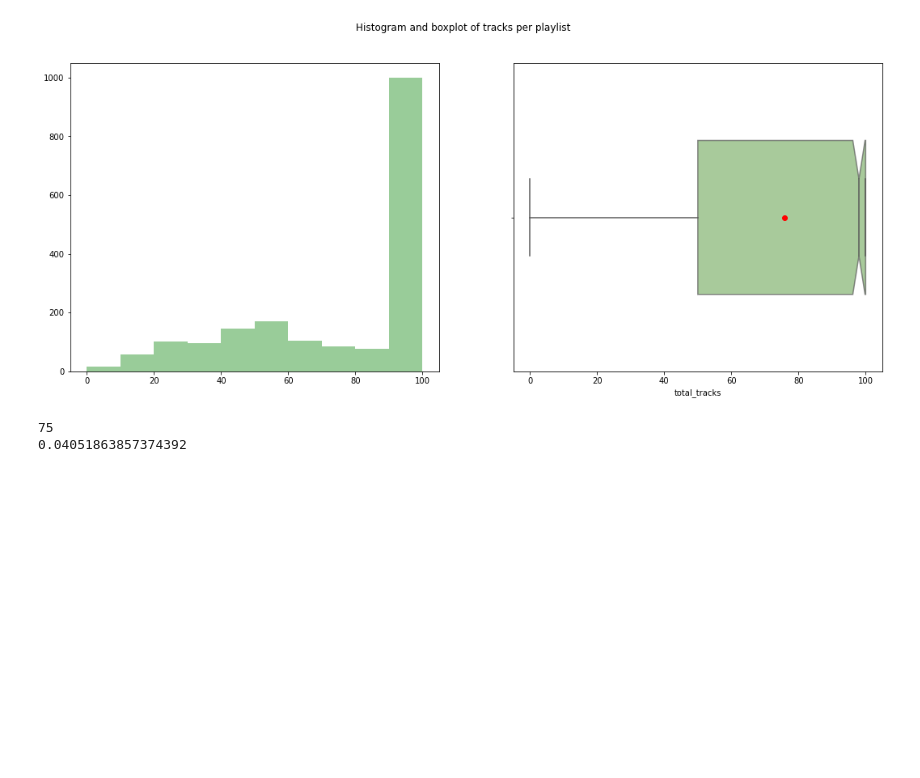
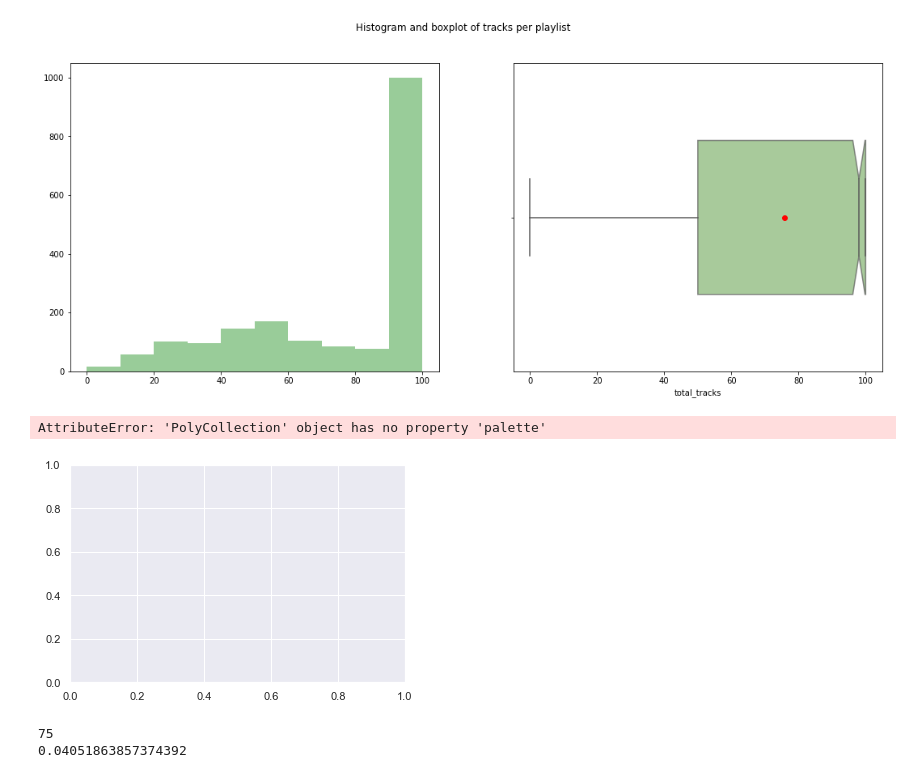
Before and after one commit to MarceloAlvesPereira/Follow_the_beat, a Jupyter notebook: Feel_the_rhythm_3_EDA.ipynb, the cells around one changed output. Drawn from its saved outputs; the diff is of its cells as text; code cells hidden in the pictures; blank space fills up the shorter version.

```diff
--- a/Feel_the_rhythm_3_EDA.ipynb
+++ b/Feel_the_rhythm_3_EDA.ipynb
@@ -346,6 +346,35 @@ sns.boxplot(ax=axes[1],
             notch=True);
 # %% [output]
 [figure]
+# %%
+def perc_cumm_sum(db, group_by_param, xlabel, ylabel):
+    a = df_playlists.total_tracks.reset_index(drop=True).to_list()
+    lst = pd.DataFrame(db[group_by_param].reset_index(drop=True),
+                       columns=[group_by_param])
+    gp = pd.DataFrame(lst.groupby(group_by_param).size(),
+                      columns=['cnt']).reset_index()
+    gp['cum_sum'] = gp['cnt'].cumsum()
+    gp['cum_perc'] = 100 * gp['cum_sum'] / gp['cnt'].sum()
+
+    #create area chart
+    plt.stackplot(gp[group_by_param], gp.cum_perc,palette='summer_r')
+
+    #add axis labels
+    plt.xlabel(xlabel)
+    plt.ylabel(ylabel)
+
+    #display area chart
+    plt.show()
+
+    return gp
+# %%
+a = perc_cumm_sum(db=df_playlists,
+                  group_by_param='total_tracks',
+                  xlabel='Tracks per playlist',
+                  ylabel='Percentual cummulative count of playlists')
+# %% [output]
+AttributeError: 'PolyCollection' object has no property 'palette'
+[figure, added]
 # %%
 print(df_playlists[df_playlists['total_tracks'] < 20]['playlist_id'].count())
 print(df_playlists[df_playlists['total_tracks'] < 20]['playlist_id'].count() /
```
Also changed, not shown: parts of 3 cells of this notebook, 4 other files.
